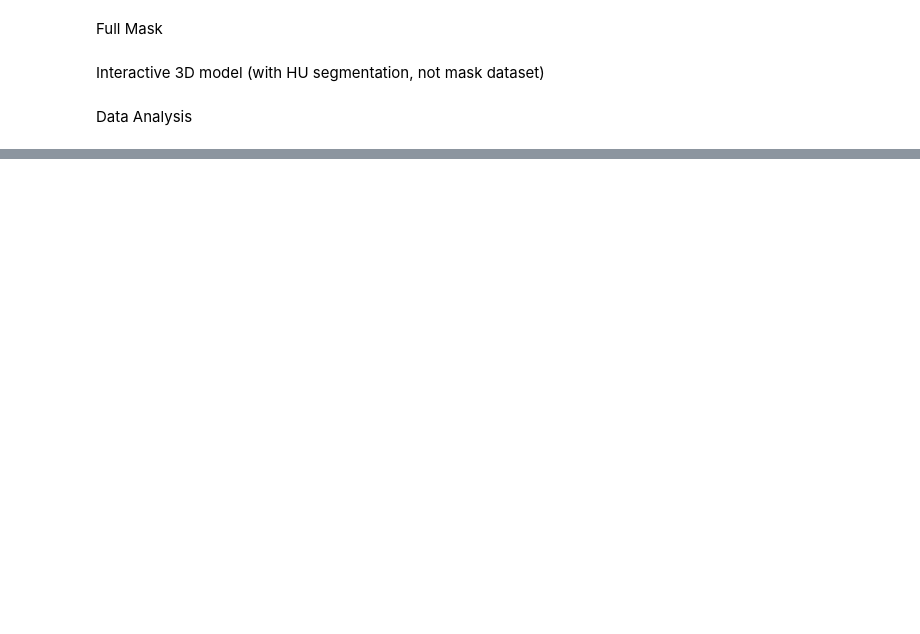
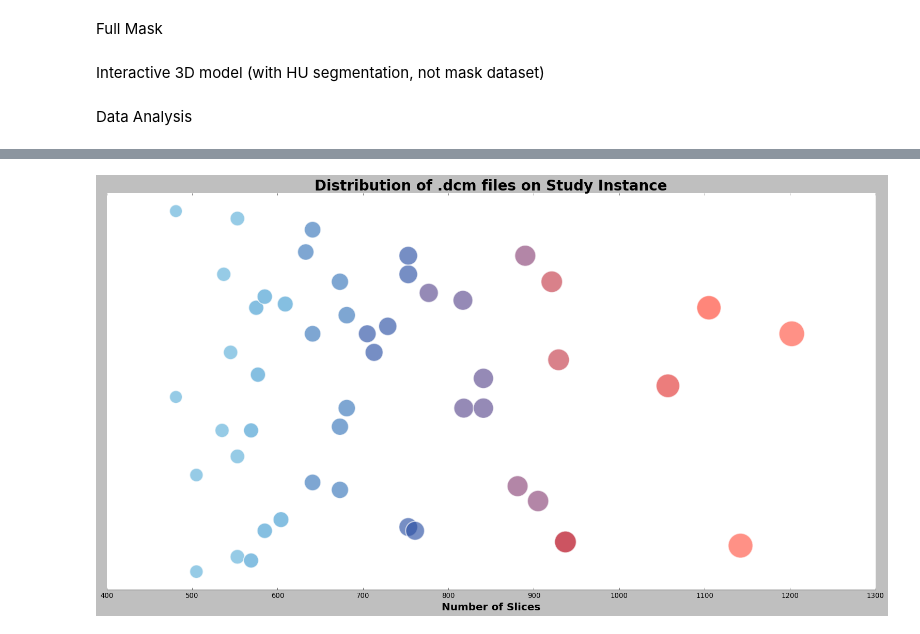
Before and after one commit to Jamieho1/Deep_Learning_for_3D_Image_Segmentation, a Jupyter notebook: Koln_dataset_bone_analysis.ipynb, the cells around one changed output, grey strips where cells are left out. Cells and saved outputs as stored; diff of their text form; code cells hidden in the pictures; blank space fills up the shorter version.

Commit message:
Data Analysis of Kazakhstan_Dataset with the plots

```diff
--- a/Koln_dataset_bone_analysis.ipynb
+++ b/Koln_dataset_bone_analysis.ipynb
@@ -180,4 +184,5 @@ def plot_masks(img3d, view, num_images, rows, columns):
   plt.subplots_adjust(wspace=0, hspace=0, left=0, right=1, bottom=0, top=1) #no space
   plt.show()
 # %%
-mask = read_dicom_file("/Users/shinghimho/Desktop/programming/Deep_Learning_for_3D_Image_Segmentation/Kazakhstan Dataset/Masks/CT26_mask/*")
+import glob
+mask = read_dicom_file("/Users/shinghimho/Desktop/programming/Deep_Learning_for_3D_Image_Segmentation/Kazakhstan_Dataset/Masks/CT26_mask/*")
@@ -391,7 +402,7 @@ def largest_label_volume(im, bg=-1):
 Data Analysis
 # %%
 from glob import glob
-TRAIN_DIR = "/Users/shinghimho/Desktop/programming/Deep_Learning_for_3D_Image_Segmentation/Kazakhstan Dataset/Deidentified Scans/"
+TRAIN_DIR = "/Users/shinghimho/Desktop/programming/Deep_Learning_for_3D_Image_Segmentation/Kazakhstan_Dataset/Deidentified Scans/"
 sub_folder_list = []
 for x in os.listdir(TRAIN_DIR):
     if os.path.isdir(TRAIN_DIR + '/' + x):
@@ -427,34 +454,36 @@ my_colors = ["#5EAFD9", "#449DD1", "#3977BB",
              "#2D51A5", "#5C4C8F", "#8B4679",
              "#C53D4C", "#E23836", "#FF4633", "#FF5746"]
 CMAP1 = ListedColormap(my_colors)
 random.seed(25)
 
 # Add a fictive y
 # this "y" doesn't mean anything, it's just for
 # showcasing purposes
 
 dicom_df["y"] = [random.randint(0, 100) for i in range(len(dicom_df))]
-perc = round(dicom_df1[dicom_df["n_dicom"]<=10].shape[0]/len(dicom_df), 3)*100
+perc = round(dicom_df[dicom_df["n_dicom"]<=10].shape[0]/len(dicom_df), 3)*100
 
 plt.figure(figsize=(24, 12))
 sns.scatterplot(data=dicom_df, x="n_dicom", y="y", size="n_dicom",alpha=0.65, sizes=(500, 2000),hue="n_dicom",palette=CMAP1)
 
 plt.title("Distribution of .dcm files on Study Instance", weight="bold", size=25)
 plt.xlabel("Number of Slices", size = 18, weight="bold")
 plt.ylabel("")
 plt.yticks([])
 
 plt.legend('',frameon=False)
 sns.despine(right=True, top=True, left=True)
 
 # plt.axvline(x=200, linestyle = '--', color="black", lw=4)
 # plt.axvline(x=400, linestyle = '--', color="black", lw=4)
 # # plt.text(x=225, y=50, s=f"~80% of data is here", color="black", size=20, weight="bold")
 
 # plt.axvline(x=600, linestyle = '--', color="black", lw=4)
 # plt.text(x=610, y=7, s=f"only 50 instances with slices >=600", color="black", size=14, weight="bold")
 # plt.arrow(x=600, y=5, dx=200, dy=0, color="black", lw=4,
 #           head_width=2, head_length=8)
+# %% [output]
+[figure, added]
 # %%
 # Create column with full image size (height x width)
 meta_train["ImageSize"] = meta_train["Rows"].astype(str) + " x " + meta_train["Columns"].astype(str)
```
Also changed, not shown: parts of 7 cells of this notebook.
